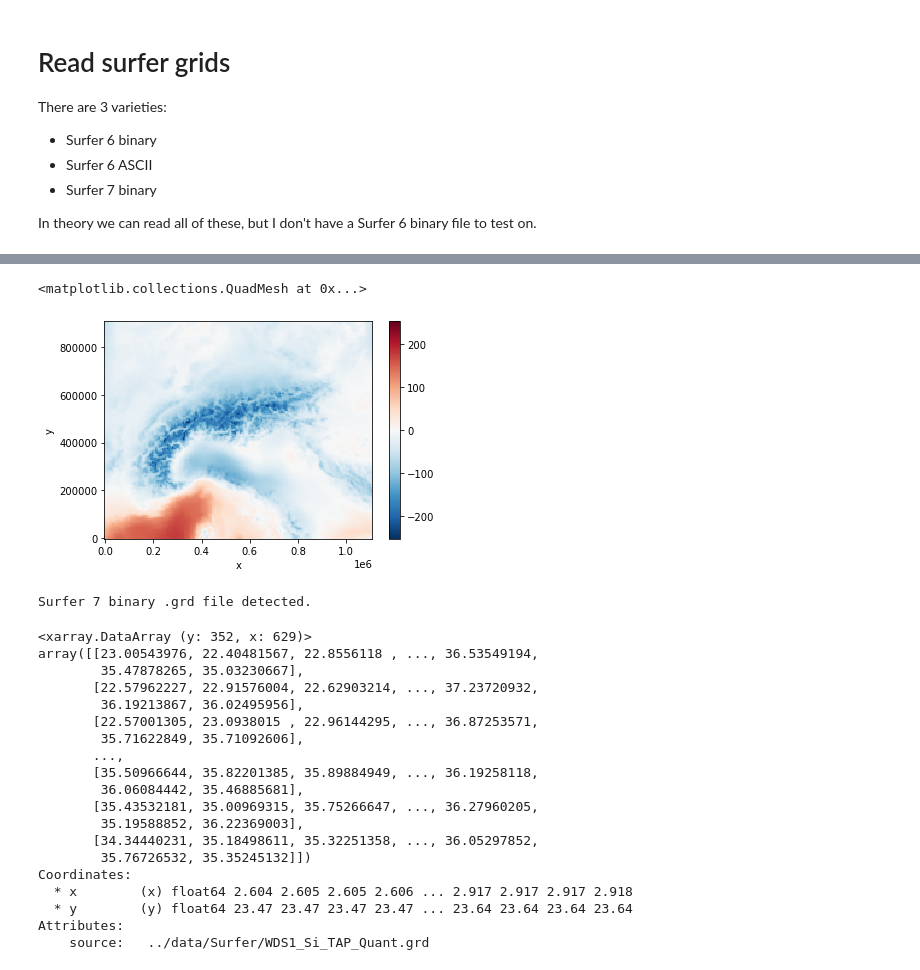
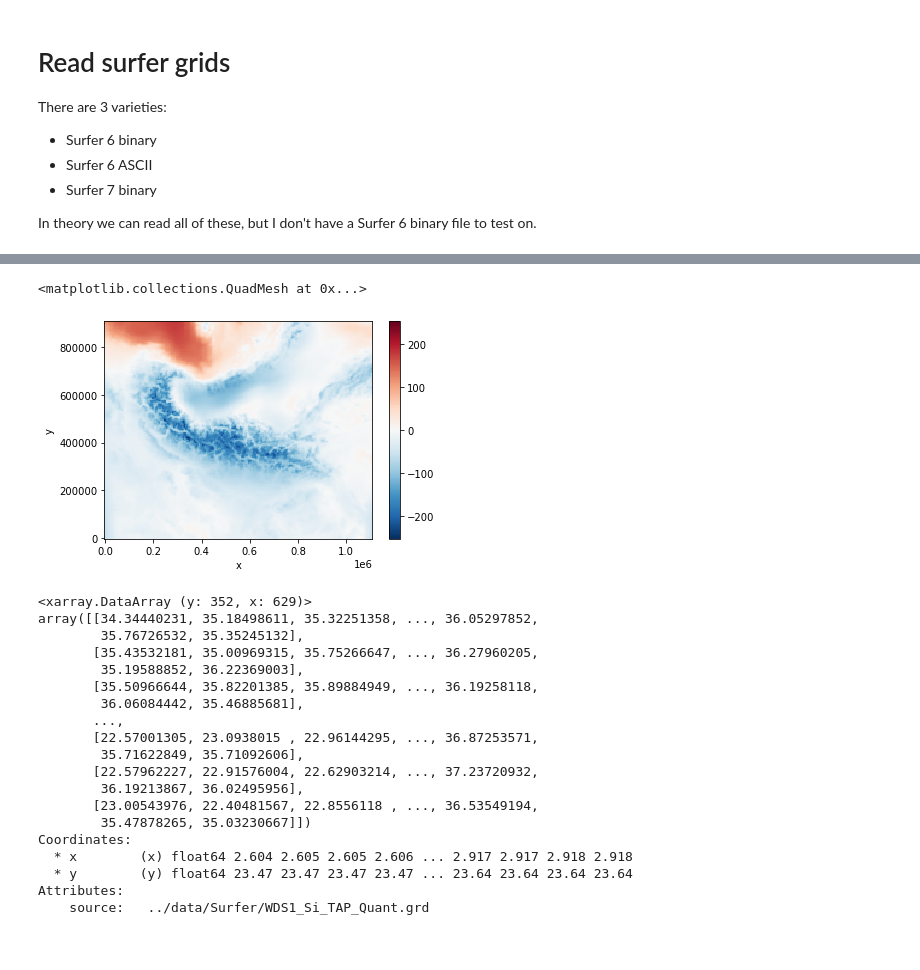
Before and after one commit to softwareunderground/gio, a Jupyter notebook: notebooks/Read_surfer.ipynb, the cells around one changed output, grey strips where cells are left out. Saved outputs shown, nothing was run; the diff lists cells and outputs as text; code cells hidden in the pictures.

Commit message:
reading surfers better

```diff
--- a/notebooks/Read_surfer.ipynb
+++ b/notebooks/Read_surfer.ipynb
@@ -28,34 +28,33 @@ Coordinates:
 Attributes:
     source:   ../data/Surfer/surfer-6-ascii.grd
 # %%
-ds.plot()
+da.plot()
 # %% [output]
 <matplotlib.collections.QuadMesh at 0x...>
-[figure, old version]
+[figure, new version]
 # %%
 import gio
 
-ds = gio.read_surfer('../data/Surfer/WDS1_Si_TAP_Quant.grd')
-ds
+da = gio.read_surfer('../data/Surfer/WDS1_Si_TAP_Quant.grd')
+da
 # %% [output]
-Surfer 7 binary .grd file detected.
+<xarray.DataArray (y: 352, x: 629)>
+array([[34.34440231, 35.18498611, 35.32251358, ..., 36.05297852,
+        35.76726532, 35.35245132],
+       [35.43532181, 35.00969315, 35.75266647, ..., 36.27960205,
+        35.19588852, 36.22369003],
+       [35.50966644, 35.82201385, 35.89884949, ..., 36.19258118,
+        36.06084442, 35.46885681],
+       ...,
+       [22.57001305, 23.0938015 , 22.96144295, ..., 36.87253571,
+        35.71622849, 35.71092606],
+       [22.57962227, 22.91576004, 22.62903214, ..., 37.23720932,
+        36.19213867, 36.02495956],
+       [23.00543976, 22.40481567, 22.8556118 , ..., 36.53549194,
+        35.47878265, 35.03230667]])
+Coordinates:
+  * x        (x) float64 2.604 2.605 2.605 2.606 ... 2.917 2.917 2.918 2.918
+  * y        (y) float64 23.47 23.47 23.47 23.47 ... 23.64 23.64 23.64 23.64
+Attributes:
+    source:   ../data/Surfer/WDS1_Si_TAP_Quant.grd
-<xarray.DataArray (y: 352, x: 629)>
-array([[23.00543976, 22.40481567, 22.8556118 , ..., 36.53549194,
-        35.47878265, 35.03230667],
-       [22.57962227, 22.91576004, 22.62903214, ..., 37.23720932,
-        36.19213867, 36.02495956],
-       [22.57001305, 23.0938015 , 22.96144295, ..., 36.87253571,
-        35.71622849, 35.71092606],
-       ...,
-       [35.50966644, 35.82201385, 35.89884949, ..., 36.19258118,
-        36.06084442, 35.46885681],
-       [35.43532181, 35.00969315, 35.75266647, ..., 36.27960205,
-        35.19588852, 36.22369003],
-       [34.34440231, 35.18498611, 35.32251358, ..., 36.05297852,
-        35.76726532, 35.35245132]])
-Coordinates:
-  * x        (x) float64 2.604 2.605 2.605 2.606 ... 2.917 2.917 2.917 2.918
-  * y        (y) float64 23.47 23.47 23.47 23.47 ... 23.64 23.64 23.64 23.64
-Attributes:
-    source:   ../data/Surfer/WDS1_Si_TAP_Quant.grd
 # %%
```
Also changed, not shown: parts of 3 cells of this notebook, 3 other files.
